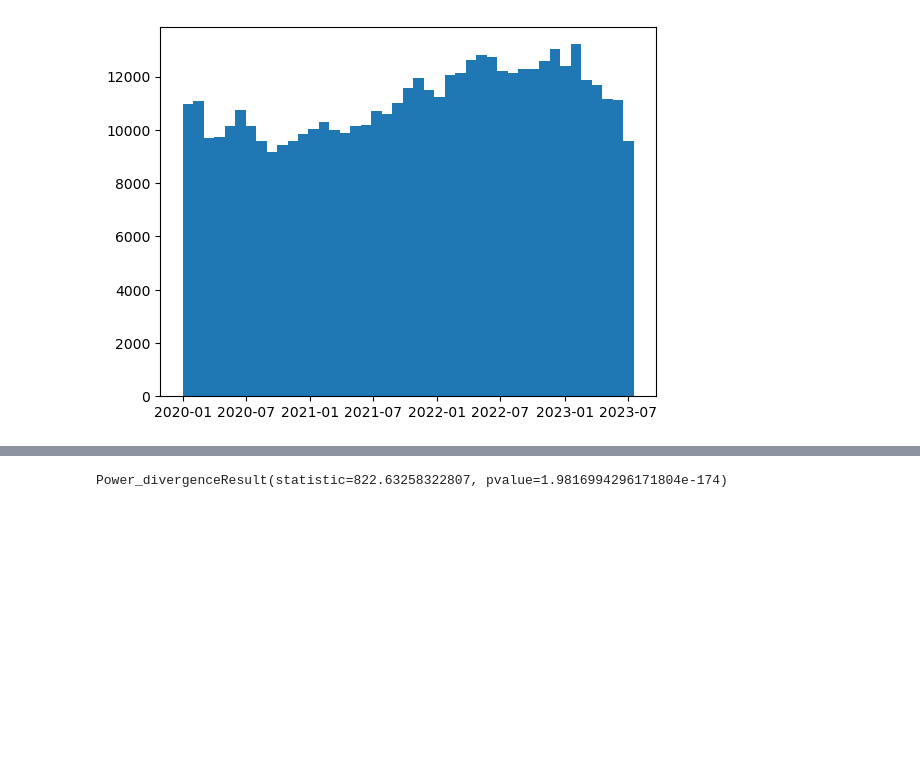
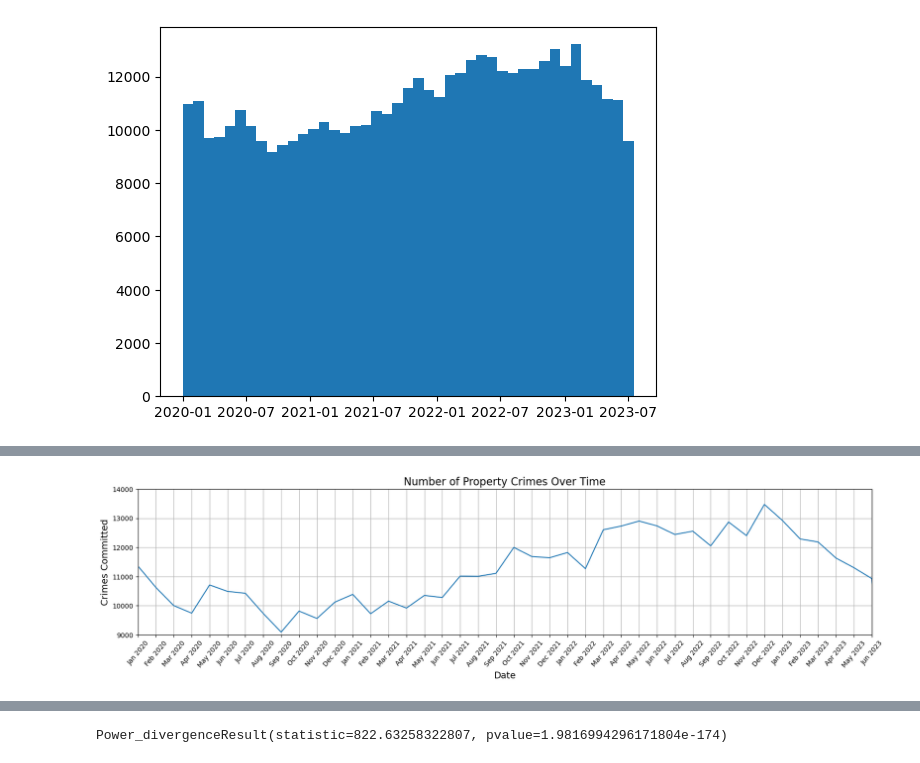
Before and after one commit to rpearce1/LA-Crime, a Jupyter notebook: LA_Crime.ipynb, the cells around one changed output, grey strips where cells are left out. Cells and saved outputs as stored; diff of their text form; code cells hidden in the pictures; blank space fills up the shorter version.

```diff
--- a/LA_Crime.ipynb
+++ b/LA_Crime.ipynb
@@ -208,0 +237,31 @@ plt.show()
+# %%
+#Add column for month to crime_df
+bins = [0,1,2,3,4,5,6,7,8,9,10,11,12]
+month_number = [crime_df['dt'][i].month for i in range(len(crime_df))]
+month_labels=['Jan','Feb','Mar','Apr','May','Jun','Jul','Aug','Sep','Oct','Nov','Dec']
+month = pd.cut(month_number, bins, labels=month_labels, include_lowest=True)
+crime_df['month'] = month
+#Add column for year
+bins = [0,2020,2021,2022,2023]
+year_labels=['2020','2021','2022','2023']
+year_number = [crime_df['dt'][i].year for i in range(len(crime_df))]
+year = pd.cut(year_number, bins, labels=year_labels, include_lowest=True)
+crime_df['year'] = year
+# %%
+#create dataframe and plot for date(month and year) and number of property crimes
+dates = []
+crime_type_df = crime_df[(crime_df['type'] == 'property')]
+date_counts = crime_type_df.groupby(['year','month'])['TIME OCC'].count()
+for i in range(len(date_counts)):
+    dates.append(f'{month_labels[i%12]} {year_labels[int(i/12)]}')
+dvc = pd.DataFrame({'Date':dates,'Crimes':crime_type_df.groupby(['year','month'])['TIME OCC'].count().values})
+dvc.plot(figsize=(20,4),grid=True,rot=50,legend=False)
+plt.xticks(dvc.index,dvc['Date'])
+plt.xlim((0,41))
+plt.ylim((9000,14000))
+plt.xlabel('Date',fontsize=14)
+plt.ylabel('Crimes Committed',fontsize=14)
+plt.title('Number of Property Crimes Over Time',fontsize=16)
+plt.show()
+# %% [output]
+[figure, added]
```
Also changed, not shown: parts of 19 cells of this notebook, 1 other file.
